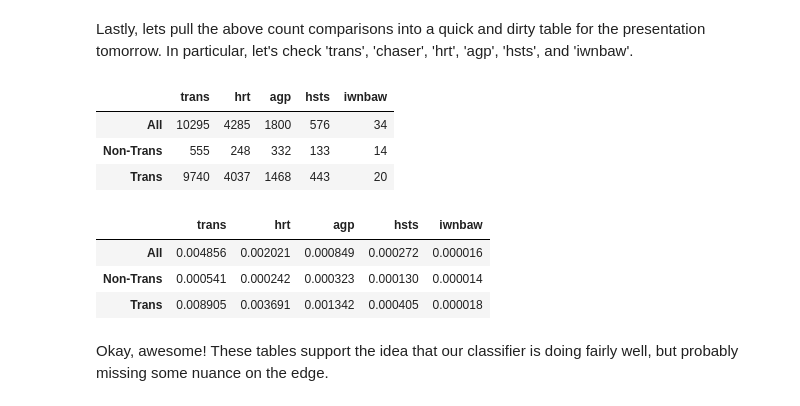
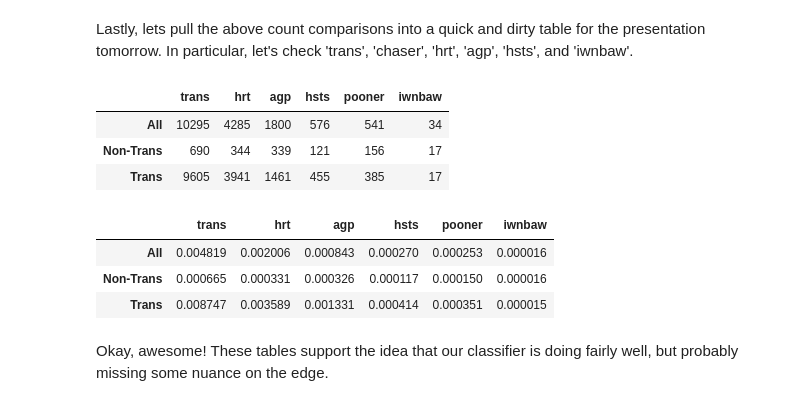
Before and after one commit to bucketteOfIvy/4chan-cca, a Jupyter notebook: code/WordCounting.ipynb, the cells around one changed output. Saved outputs shown, nothing was run; the diff lists cells and outputs as text; code cells hidden in the pictures.

```diff
--- a/code/WordCounting.ipynb
+++ b/code/WordCounting.ipynb
@@ -237,24 +237,24 @@ This has proven to be a daily reminder that I need to figure out why I keep lose
 # %% [markdown]
 Lastly, lets pull the above count comparisons into a quick and dirty table for the presentation tomorrow. In particular, let's check 'trans', 'chaser', 'hrt', 'agp', 'hsts', and 'iwnbaw'.
 # %%
-words = ['trans' ,'hrt', 'agp', 'hsts', 'iwnbaw']
+words = ['trans' ,'hrt', 'agp', 'hsts', 'pooner', 'iwnbaw']
 cnt_dicts = [all_word_counts, non_trans_counts, trans_counts]
 
 counts = []
 for cnt_dict in cnt_dicts:
     to_append = []
     for word in words:
         to_append.append(cnt_dict[word])
     counts.append(to_append)
 
 pd.DataFrame(counts, columns=words, index=['All', 'Non-Trans', 'Trans'])
 # %% [output]
-|  | trans | hrt | agp | hsts | iwnbaw |
-| All | 10295 | 4285 | 1800 | 576 | 34 |
-| Non-Trans | 555 | 248 | 332 | 133 | 14 |
-| Trans | 9740 | 4037 | 1468 | 443 | 20 |
+|  | trans | hrt | agp | hsts | pooner | iwnbaw |
+| All | 10295 | 4285 | 1800 | 576 | 541 | 34 |
+| Non-Trans | 690 | 344 | 339 | 121 | 156 | 17 |
+| Trans | 9605 | 3941 | 1461 | 455 | 385 | 17 |
 # %%
-words = ['trans' ,'hrt', 'agp', 'hsts', 'iwnbaw']
+words = ['trans' ,'hrt', 'agp', 'hsts', 'pooner', 'iwnbaw']
 cnt_dicts = [all_word_counts, non_trans_counts, trans_counts]
 token_totals = [len(non_trans_posts_tokens_sw + trans_posts_tokens_sw), len(non_trans_posts_tokens_sw), len(trans_posts_tokens_sw)]
 
@@ -267,10 +267,10 @@ for cnt_dict, tkn_total in zip(cnt_dicts, token_totals):
 
 pd.DataFrame(counts, columns=words, index=['All', 'Non-Trans', 'Trans'])
 # %% [output]
-|  | trans | hrt | agp | hsts | iwnbaw |
-| All | 0.004856 | 0.002021 | 0.000849 | 0.000272 | 0.000016 |
-| Non-Trans | 0.000541 | 0.000242 | 0.000323 | 0.000130 | 0.000014 |
-| Trans | 0.008905 | 0.003691 | 0.001342 | 0.000405 | 0.000018 |
+|  | trans | hrt | agp | hsts | pooner | iwnbaw |
+| All | 0.004819 | 0.002006 | 0.000843 | 0.000270 | 0.000253 | 0.000016 |
+| Non-Trans | 0.000665 | 0.000331 | 0.000326 | 0.000117 | 0.000150 | 0.000016 |
+| Trans | 0.008747 | 0.003589 | 0.001331 | 0.000414 | 0.000351 | 0.000015 |
 # %% [markdown]
 Okay, awesome! These tables support the idea that our classifier is doing fairly well, but probably missing some nuance on the edge.
 # %% [markdown]
```
Also changed, not shown: parts of 36 cells of this notebook, 3 other files.
